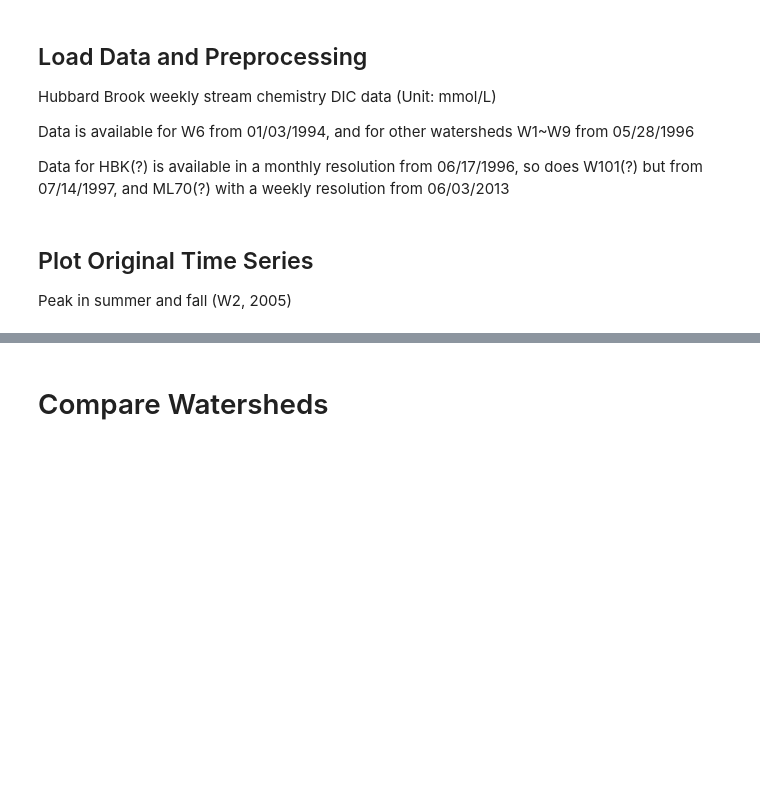
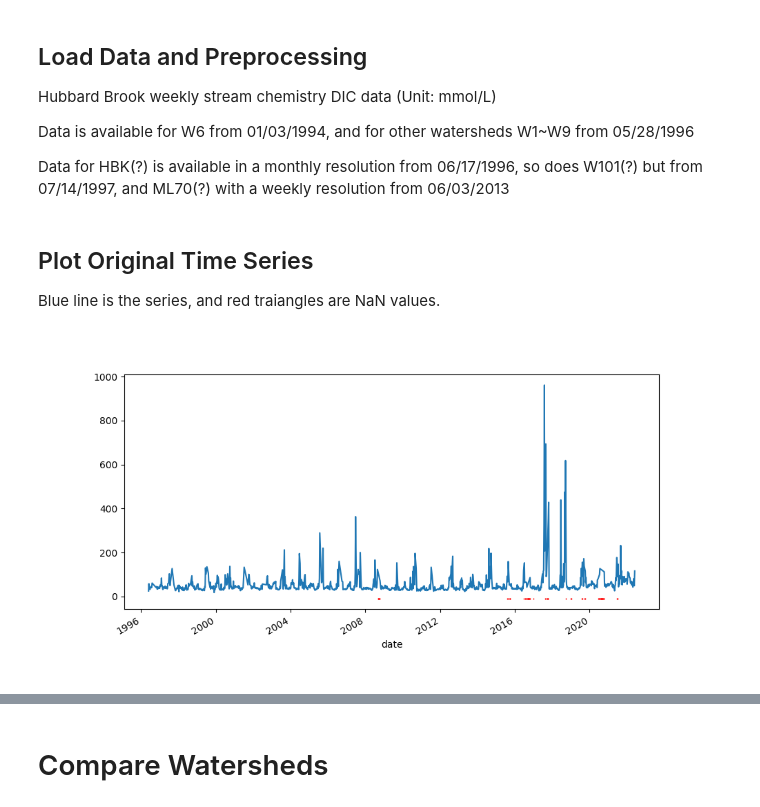
Before and after one commit to wangzcl/Hubbard-Brook-Stream-Chemistry, a Jupyter notebook: notebooks/hb_fft.ipynb, the cells around one changed output, grey strips where cells are left out. Cells and saved outputs as stored; diff of their text form; code cells hidden in the pictures; blank space fills up the shorter version.

```diff
--- a/notebooks/hb_fft.ipynb
+++ b/notebooks/hb_fft.ipynb
@@ -18,10 +19,7 @@ Data is available for W6 from 01/03/1994, and for other watersheds W1~W9 from 05
 
 Data for HBK(?) is available in a monthly resolution from 06/17/1996, so does W101(?) but from 07/14/1997, and ML70(?) with a weekly resolution from 06/03/2013
 # %%
-watershed = "W{}".format(2) # take watershed 2 as an example because the data quality is good
-dic_series = hb_dic.load_dic(watershed)
-dic_series = hb_dic.clean_dic_series(dic_series)
+watershed = "W{}".format(
+    2
+)  # take watershed 2 as an example because the data quality is good
+DIC = hb_dic.load_DIC_series(watershed)
-# %% [markdown]
-## Plot Original Time Series
-
-Peak in summer and fall (W2, 2005)
@@ -30,0 +26,10 @@ dic_series.plot()
+# %% [markdown]
+## Plot Original Time Series
+
+Blue line is the series, and red traiangles are NaN values.
+# %%
+plt.figure(figsize=(10, 5))
+DIC_plot = hb_dic.SeriesPlotWithMissingValues(DIC)
+DIC_plot.plot()
+# %% [output]
+[figure, added]
```
Also changed, not shown: parts of 24 cells of this notebook, 3 other files.
